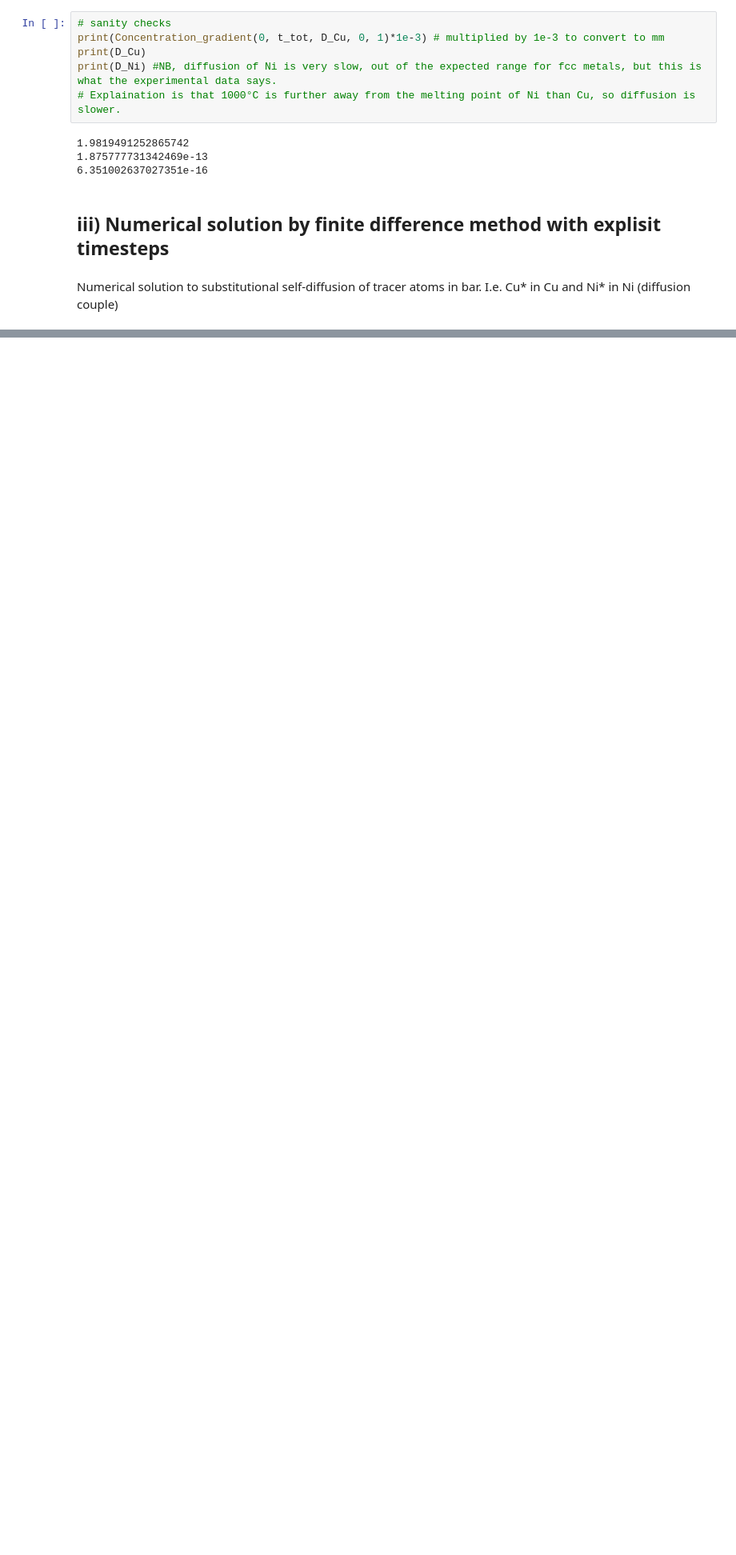
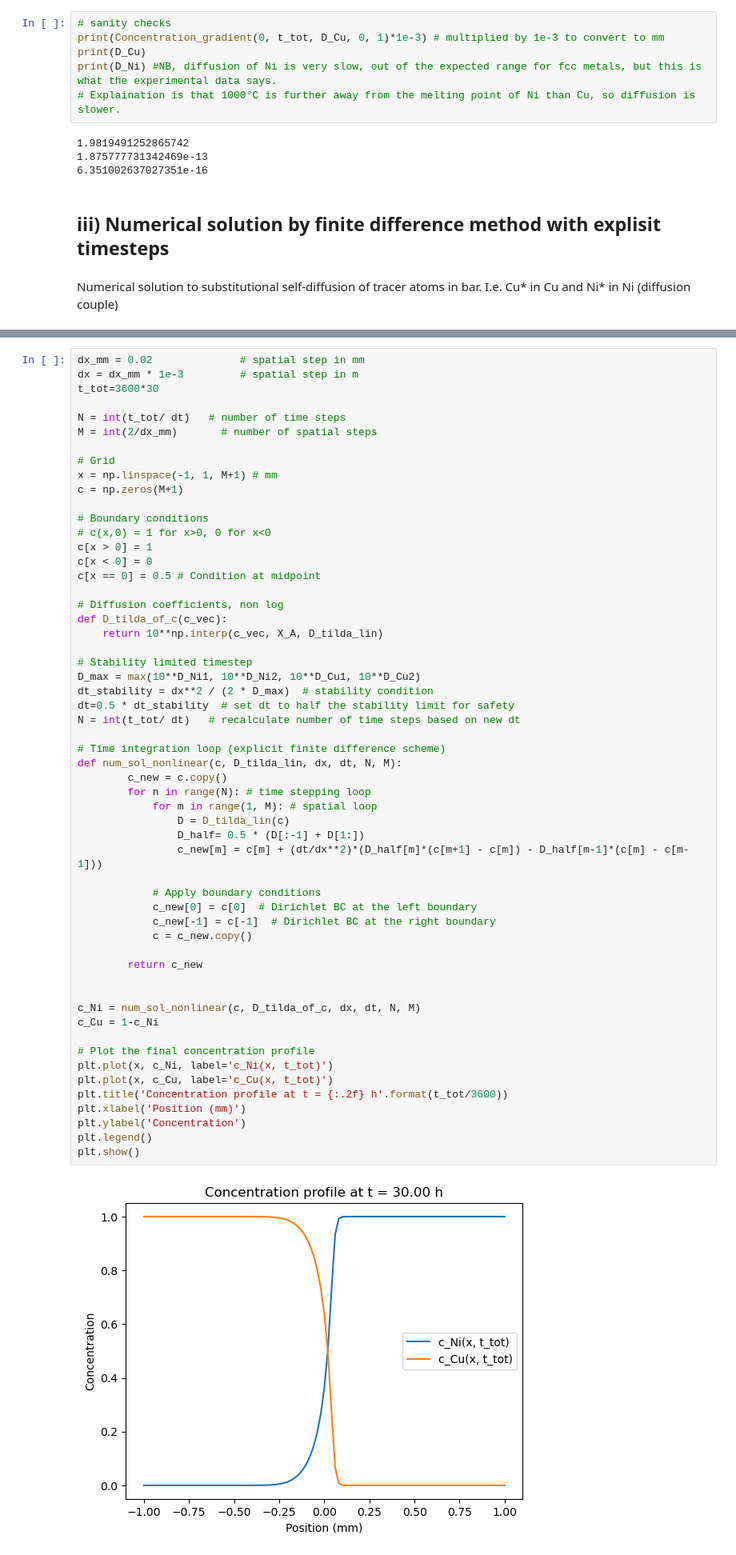
Before and after one commit to hedkjel/TMA4260-Project1, a Jupyter notebook: Hedda.ipynb, the cells around one changed output, grey strips where cells are left out. Shown: that part at 80% size. Drawn from its saved outputs; the diff is of its cells as text; blank space fills up the shorter version.

```diff
--- a/Hedda.ipynb
+++ b/Hedda.ipynb
@@ -183,0 +192,58 @@ plt.show()
+# %%
+dx_mm = 0.02              # spatial step in mm
+dx = dx_mm * 1e-3         # spatial step in m
+t_tot=3600*30
+
+N = int(t_tot/ dt)   # number of time steps
+M = int(2/dx_mm)       # number of spatial steps
+
+# Grid
+x = np.linspace(-1, 1, M+1) # mm
+c = np.zeros(M+1)
+
+# Boundary conditions
+# c(x,0) = 1 for x>0, 0 for x<0
+c[x > 0] = 1
+c[x < 0] = 0
+c[x == 0] = 0.5 # Condition at midpoint
+
+# Diffusion coefficients, non log
+def D_tilda_of_c(c_vec):
+    return 10**np.interp(c_vec, X_A, D_tilda_lin)
+
+# Stability limited timestep
+D_max = max(10**D_Ni1, 10**D_Ni2, 10**D_Cu1, 10**D_Cu2)
+dt_stability = dx**2 / (2 * D_max)  # stability condition
+dt=0.5 * dt_stability  # set dt to half the stability limit for safety
+N = int(t_tot/ dt)   # recalculate number of time steps based on new dt
+
+# Time integration loop (explicit finite difference scheme)
+def num_sol_nonlinear(c, D_tilda_lin, dx, dt, N, M):
+        c_new = c.copy()
+        for n in range(N): # time stepping loop
+            for m in range(1, M): # spatial loop
+                D = D_tilda_lin(c)
+                D_half= 0.5 * (D[:-1] + D[1:])
+                c_new[m] = c[m] + (dt/dx**2)*(D_half[m]*(c[m+1] - c[m]) - D_half[m-1]*(c[m] - c[m-1]))
+
+            # Apply boundary conditions
+            c_new[0] = c[0]  # Dirichlet BC at the left boundary
+            c_new[-1] = c[-1]  # Dirichlet BC at the right boundary
+            c = c_new.copy()
+
+        return c_new
+
+
+c_Ni = num_sol_nonlinear(c, D_tilda_of_c, dx, dt, N, M)
+c_Cu = 1-c_Ni
+
+# Plot the final concentration profile
+plt.plot(x, c_Ni, label='c_Ni(x, t_tot)')
+plt.plot(x, c_Cu, label='c_Cu(x, t_tot)')
+plt.title('Concentration profile at t = {:.2f} h'.format(t_tot/3600))
+plt.xlabel('Position (mm)')
+plt.ylabel('Concentration')
+plt.legend()
+plt.show()
+# %% [output]
+[figure, added]
```
Also changed, not shown: parts of 4 cells of this notebook.
